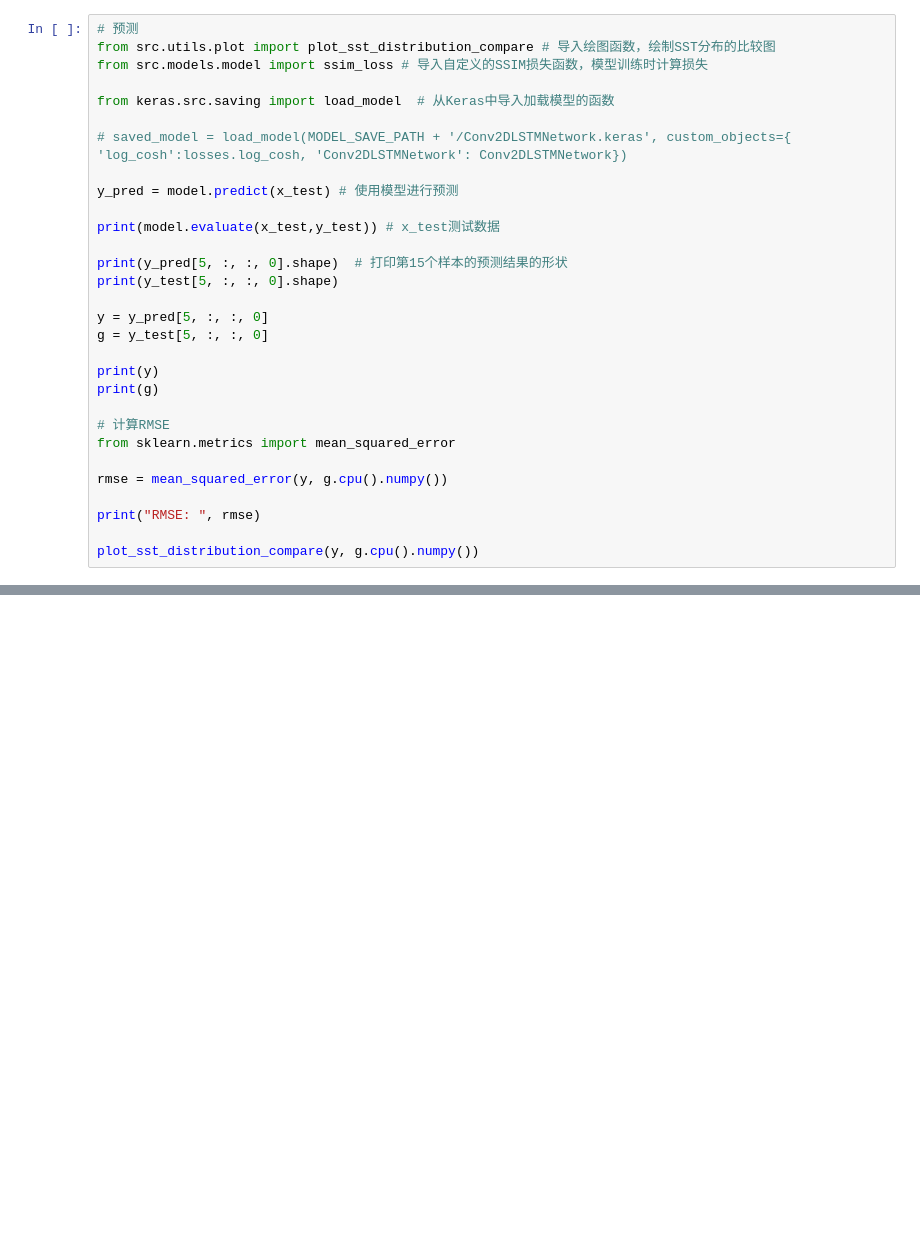
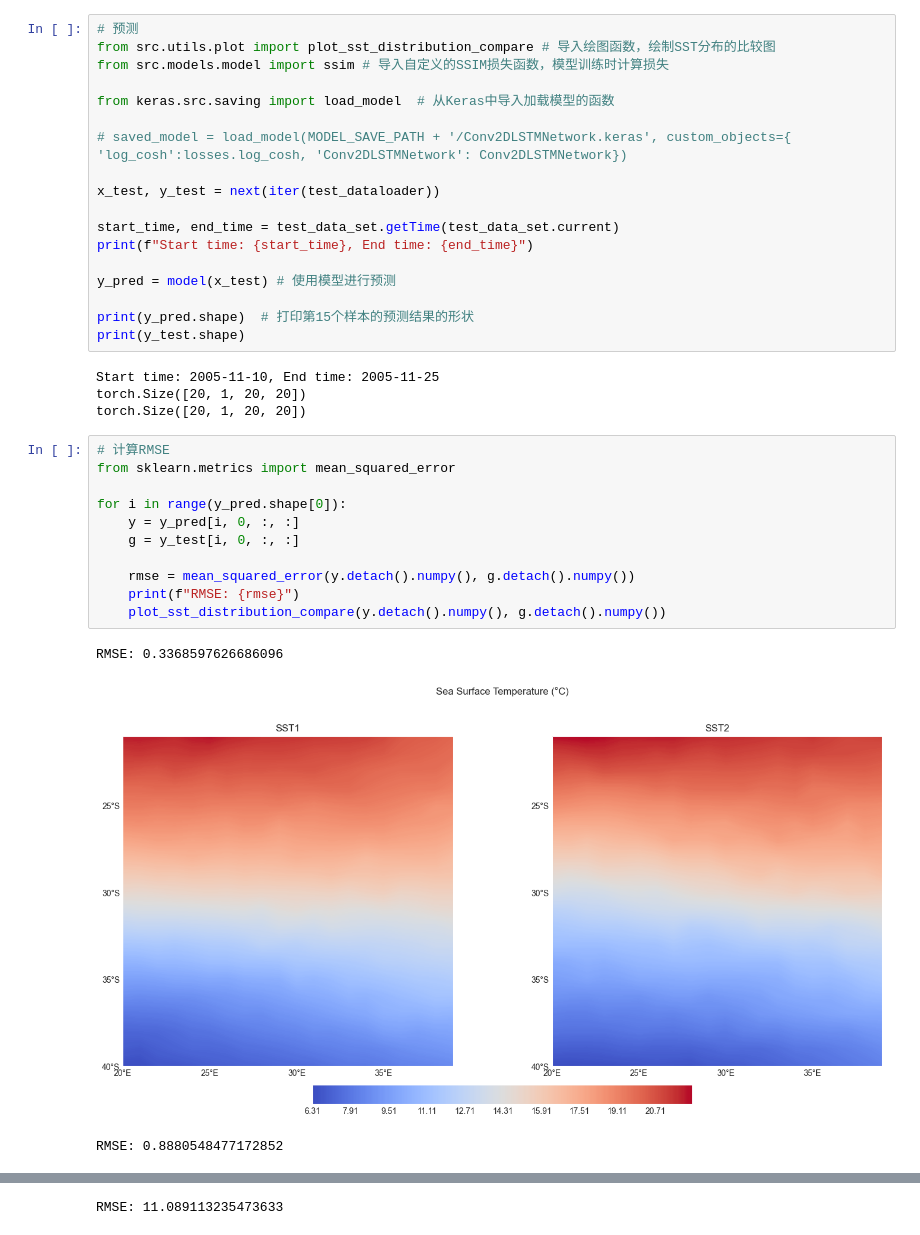
Before and after one commit to Yiliavv/3D-Ocean, a Jupyter notebook: src/trainer/lstm_for_month.ipynb, the cells around one changed output, grey strips where cells are left out. Drawn from its saved outputs; the diff is of its cells as text; blank space fills up the shorter version.

```diff
--- a/src/trainer/lstm_for_month.ipynb
+++ b/src/trainer/lstm_for_month.ipynb
@@ -81,30 +66,37 @@ losses: 2.770338296890259
 # %%
 # 预测
 from src.utils.plot import plot_sst_distribution_compare # 导入绘图函数，绘制SST分布的比较图
-from src.models.model import ssim_loss # 导入自定义的SSIM损失函数，模型训练时计算损失
+from src.models.model import ssim # 导入自定义的SSIM损失函数，模型训练时计算损失
 
 from keras.src.saving import load_model  # 从Keras中导入加载模型的函数
 
 # saved_model = load_model(MODEL_SAVE_PATH + '/Conv2DLSTMNetwork.keras', custom_objects={ 'log_cosh':losses.log_cosh, 'Conv2DLSTMNetwork': Conv2DLSTMNetwork})
 
-y_pred = model.predict(x_test) # 使用模型进行预测
+x_test, y_test = next(iter(test_dataloader))
 
-print(model.evaluate(x_test,y_test)) # x_test测试数据
+start_time, end_time = test_data_set.getTime(test_data_set.current)
+print(f"Start time: {start_time}, End time: {end_time}")
 
-print(y_pred[5, :, :, 0].shape)  # 打印第15个样本的预测结果的形状
-print(y_test[5, :, :, 0].shape)
+y_pred = model(x_test) # 使用模型进行预测
 
-y = y_pred[5, :, :, 0]
-g = y_test[5, :, :, 0]
-
-print(y)
-print(g)
-
-# 计算RMSE
-from sklearn.metrics import mean_squared_error
-
-rmse = mean_squared_error(y, g.cpu().numpy())
-
-print("RMSE: ", rmse)
-
-plot_sst_distribution_compare(y, g.cpu().numpy())
+print(y_pred.shape)  # 打印第15个样本的预测结果的形状
+print(y_test.shape)
+# %% [output]
+Start time: 2005-11-10, End time: 2005-11-25
+torch.Size([20, 1, 20, 20])
+torch.Size([20, 1, 20, 20])
+# %%
+# 计算RMSE
+from sklearn.metrics import mean_squared_error
+
+for i in range(y_pred.shape[0]):
+    y = y_pred[i, 0, :, :]
+    g = y_test[i, 0, :, :]
+
+    rmse = mean_squared_error(y.detach().numpy(), g.detach().numpy())
+    print(f"RMSE: {rmse}")
+    plot_sst_distribution_compare(y.detach().numpy(), g.detach().numpy())
+# %% [output]
+RMSE: 0.3368597626686096
+[figure, added]
+RMSE: 0.8880548477172852
@@ -110,0 +104 @@ plot_sst_distribution_compare(y, g.cpu().numpy())
+RMSE: 11.089113235473633
```
Also changed, not shown: parts of 3 cells of this notebook, 5 other files.
